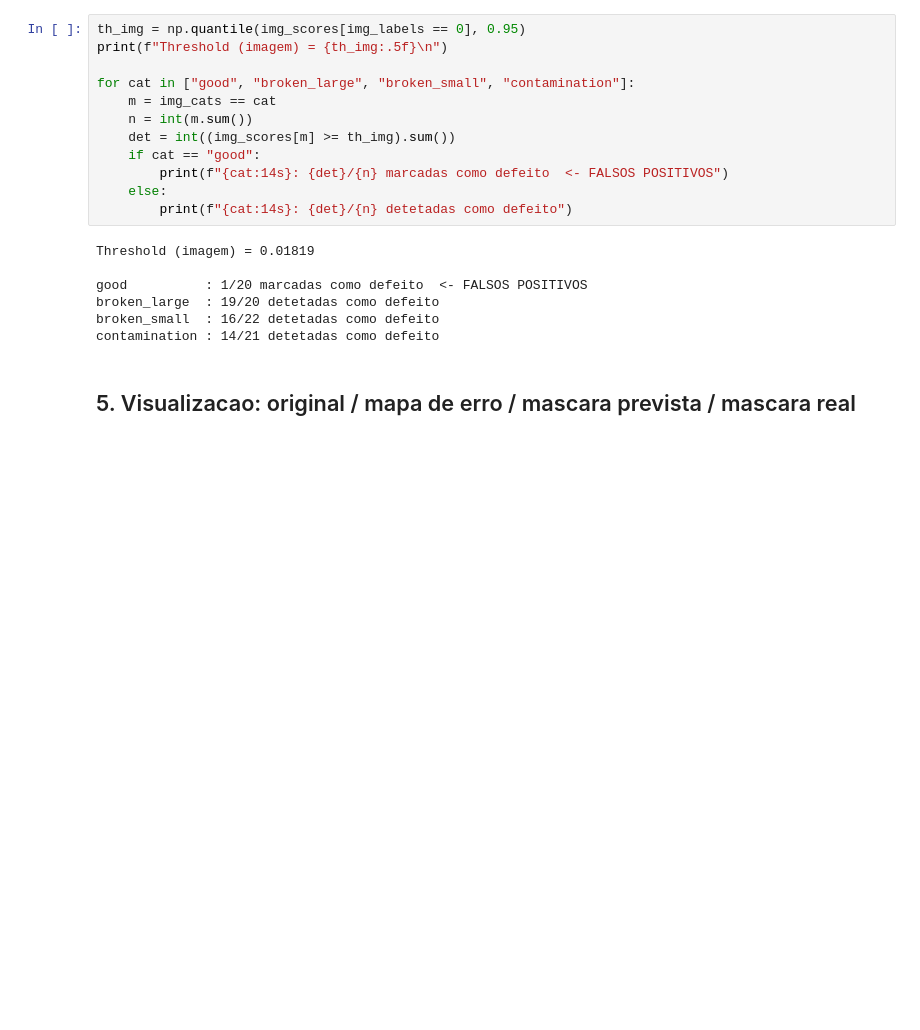
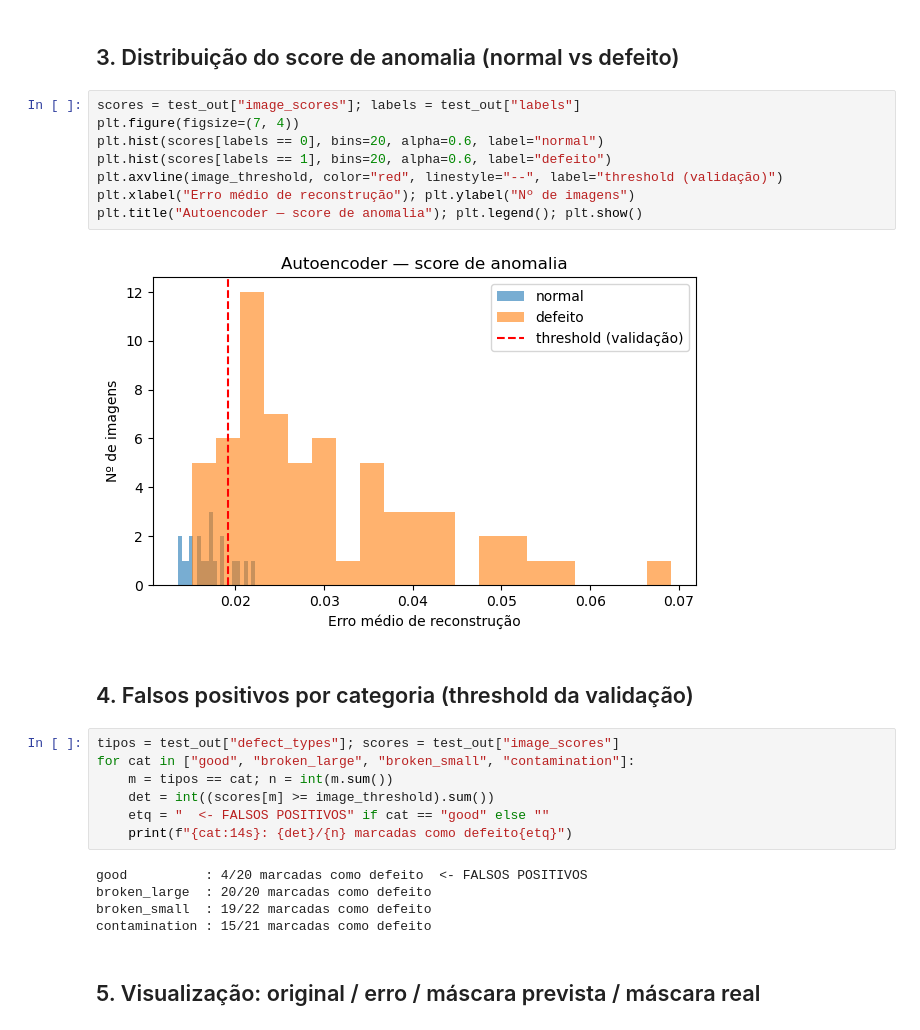
Before and after one commit to MariaJFFR/ProjetoVC, a Jupyter notebook: notebooks/05_metricas.ipynb, the cells around one changed output. Drawn from its saved outputs; the diff is of its cells as text; blank space fills up the shorter version.

```diff
--- a/notebooks/05_metricas.ipynb
+++ b/notebooks/05_metricas.ipynb
@@ -138,22 +94,29 @@ Definimos o threshold de deteccao (a nivel de imagem) no **percentil 95 do erro
+# %% [markdown]
+## 3. Distribuição do score de anomalia (normal vs defeito)
+# %%
+scores = test_out["image_scores"]; labels = test_out["labels"]
+plt.figure(figsize=(7, 4))
+plt.hist(scores[labels == 0], bins=20, alpha=0.6, label="normal")
+plt.hist(scores[labels == 1], bins=20, alpha=0.6, label="defeito")
+plt.axvline(image_threshold, color="red", linestyle="--", label="threshold (validação)")
+plt.xlabel("Erro médio de reconstrução"); plt.ylabel("Nº de imagens")
+plt.title("Autoencoder — score de anomalia"); plt.legend(); plt.show()
+# %% [output]
+[figure, added]
+# %% [markdown]
+## 4. Falsos positivos por categoria (threshold da validação)
 # %%
-th_img = np.quantile(img_scores[img_labels == 0], 0.95)
-print(f"Threshold (imagem) = {th_img:.5f}\n")
-
+tipos = test_out["defect_types"]; scores = test_out["image_scores"]
 for cat in ["good", "broken_large", "broken_small", "contamination"]:
-    m = img_cats == cat
-    n = int(m.sum())
-    det = int((img_scores[m] >= th_img).sum())
-    if cat == "good":
-        print(f"{cat:14s}: {det}/{n} marcadas como defeito  <- FALSOS POSITIVOS")
-    else:
-        print(f"{cat:14s}: {det}/{n} detetadas como defeito")
+    m = tipos == cat; n = int(m.sum())
+    det = int((scores[m] >= image_threshold).sum())
+    etq = "  <- FALSOS POSITIVOS" if cat == "good" else ""
+    print(f"{cat:14s}: {det}/{n} marcadas como defeito{etq}")
 # %% [output]
-Threshold (imagem) = 0.01819
-
-good          : 1/20 marcadas como defeito  <- FALSOS POSITIVOS
-broken_large  : 19/20 detetadas como defeito
-broken_small  : 16/22 detetadas como defeito
-contamination : 14/21 detetadas como defeito
+good          : 4/20 marcadas como defeito  <- FALSOS POSITIVOS
+broken_large  : 20/20 marcadas como defeito
+broken_small  : 19/22 marcadas como defeito
+contamination : 15/21 marcadas como defeito
 # %% [markdown]
-## 5. Visualizacao: original / mapa de erro / mascara prevista / mascara real
+## 5. Visualização: original / erro / máscara prevista / máscara real
 # %%
```
Also changed, not shown: parts of 19 cells of this notebook, 9 other files.
